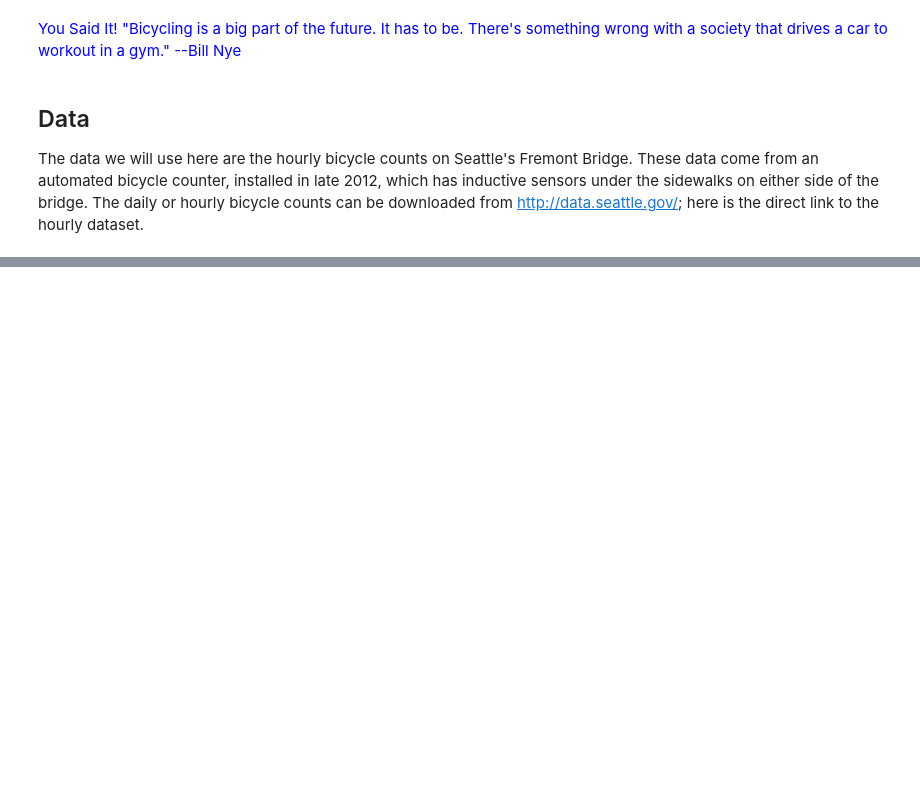
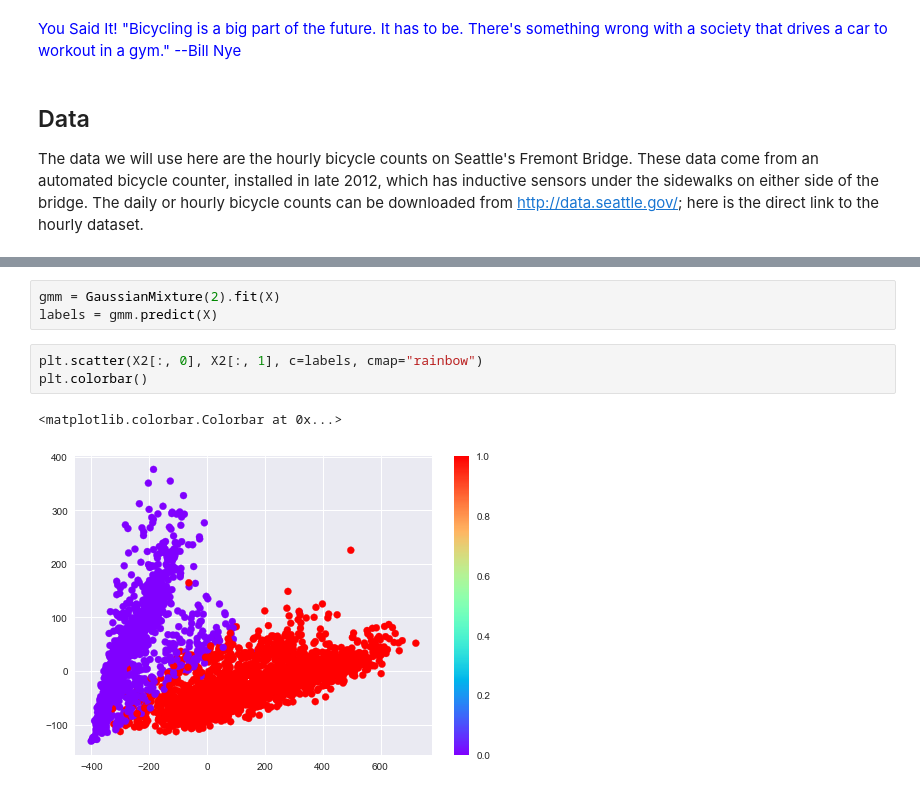
Before and after one commit to Madhu612/Jupyter-Workflow, a Jupyter notebook: Bike Sharing_Fremont.ipynb, the cells around one changed output, grey strips where cells are left out. Cells and saved outputs as stored; diff of their text form; blank space fills up the shorter version.

```diff
--- a/Bike Sharing_Fremont.ipynb
+++ b/Bike Sharing_Fremont.ipynb
@@ -71,0 +58,9 @@ pivoted.plot(legend=False, alpha=0.01)
+# %%
+gmm = GaussianMixture(2).fit(X)
+labels = gmm.predict(X)
+# %%
+plt.scatter(X2[:, 0], X2[:, 1], c=labels, cmap="rainbow")
+plt.colorbar()
+# %% [output]
+<matplotlib.colorbar.Colorbar at 0x...>
+[figure, added]
```
Also changed, not shown: parts of 25 cells of this notebook.
